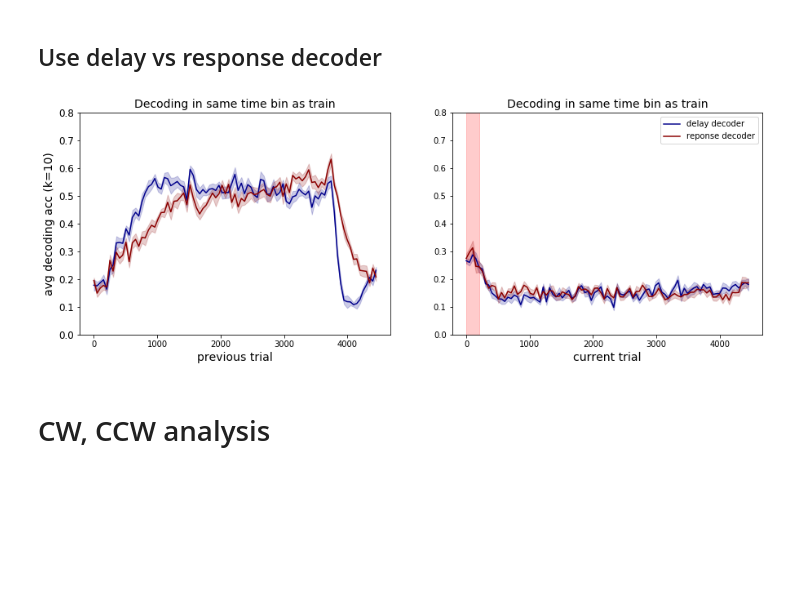
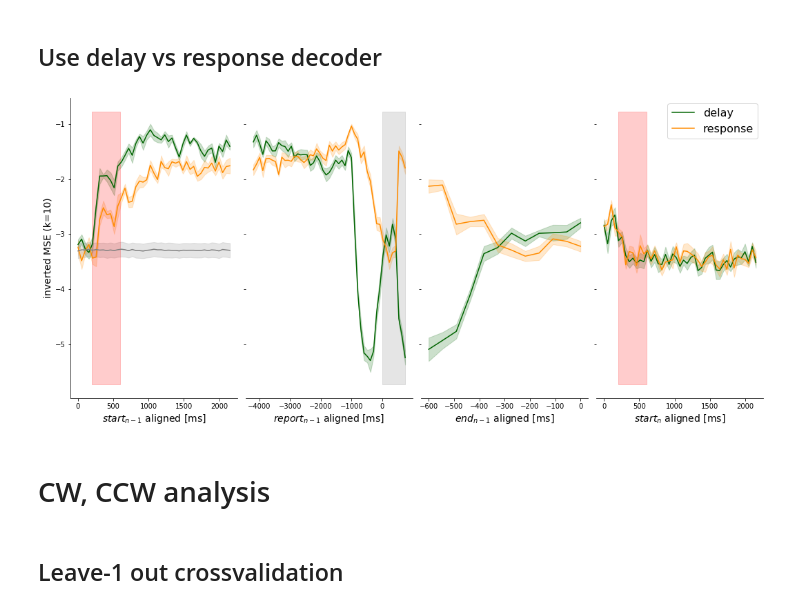
Before and after one commit to MelanieTschiersch/SmithData, a Jupyter notebook: Schreibtisch/PhD/2_Smith/Analysis/eval_Smith_NeuralData.ipynb, the cells around one changed output. Drawn from its saved outputs; the diff is of its cells as text; code cells hidden in the pictures; blank space fills up the shorter version.

```diff
--- a/Schreibtisch/PhD/2_Smith/Analysis/eval_Smith_NeuralData.ipynb
+++ b/Schreibtisch/PhD/2_Smith/Analysis/eval_Smith_NeuralData.ipynb
@@ -1080,42 +1082,3 @@ for delta_t_train in range(borders[-1]):# for each period ['targ_on', 'targ_off'
     std_bias_prev_response.append(np.std(acc_crosscorr_prev_response))
     acc_bias_curr_response.append(np.mean(acc_crosscorr_curr_response))
     std_bias_curr_response.append(np.std(acc_crosscorr_curr_response))
-# %%
-x2 = np.linspace(0, len(acc_bias_prev_delay)*bins, len(acc_bias_prev_delay))
-plt.figure(figsize=(15,5))
-plt.subplots_adjust(wspace=0.2)
-frame1 = plt.gca()
-ax=plt.subplot(121)
-plt.plot(x2,acc_bias_prev_delay, color='darkblue')
-plt.plot(x2,acc_bias_prev_response, color='darkred')
-# errorbar
-plt.fill_between(x2, acc_bias_prev_delay-0.5*np.array(std_bias_prev_delay), acc_bias_prev_delay+0.5*np.array(std_bias_prev_delay), color='darkblue', alpha=0.2)
-plt.fill_between(x2, acc_bias_prev_response-0.5*np.array(std_bias_prev_response), acc_bias_prev_response+0.5*np.array(std_bias_prev_response), color='darkred', alpha=0.2)
-#for period in range(len(borders)):
-#    plt.axvline(borders[period]*bins, *ax.get_xlim(), color='grey',dashes=[10,10])
-plt.ylim([0,0.8])
-#plt.xticks(bins*np.array(borders), labels, fontsize=12)
-plt.yticks(fontsize=12)
-plt.xlabel('previous trial', fontsize=14)
-plt.ylabel('avg decoding acc (k=10)', fontsize=14)
-plt.title('Decoding in same time bin as train', fontsize=14)
-
-plt.subplot(122)
-plt.plot(x2,acc_bias_curr_delay, color='darkblue', label='delay decoder')
-plt.plot(x2,acc_bias_curr_response, color='darkred', label='reponse decoder')
-# errorbar
-plt.fill_between(x2, acc_bias_curr_delay-0.5*np.array(std_bias_curr_delay), acc_bias_curr_delay+0.5*np.array(std_bias_curr_delay), color='darkblue', alpha=0.2)
-plt.fill_between(x2, acc_bias_curr_response-0.5*np.array(std_bias_curr_response), acc_bias_curr_response+0.5*np.array(std_bias_curr_response), color='darkred', alpha=0.2)
-#for period in range(len(borders)):
-#    plt.axvline(borders[period]*bins, *ax.get_xlim(), color='grey',dashes=[4,2])
-plt.fill_between([borders[0]*bins, borders[1]*bins], 0, 0.8, color='red', alpha=0.2)
-#plt.xticks(bins*np.array(borders), labels, fontsize=12)
-frame1.axes.get_yaxis().set_visible(False)
-plt.xlabel('current trial', fontsize=14)
-plt.title('Decoding in same time bin as train', fontsize=14)
-plt.ylim([0,0.8])
-plt.legend()
-#plt.savefig('../Figures/Neural/SerialBias/SerialBiasDecodingPrevStim_DelayResponseDecoder_Sa0.png', dpi=100)
-plt.show()
-# %% [output]
-[figure, removed]
@@ -1122,2 +1170,12 @@ plt.show()
+# %%
+label_delay = 'delay'
+label_response = 'response'
+plot_reactivations_hemifield(acc_bias_prev_delay, std_bias_prev_delay, acc_bias_curr_delay, std_bias_curr_delay, label_delay,\
+                                 acc_bias_prev_response, std_bias_prev_response, acc_bias_curr_response, std_bias_curr_response,label_response,\
+                                 borders, borders_pastdelay, mode, baseline)
+# %% [output]
+[figure, added]
 # %% [markdown]
 # CW, CCW analysis
+# %% [markdown]
+## Leave-1 out crossvalidation
```
Also changed, not shown: parts of 10 cells of this notebook.
